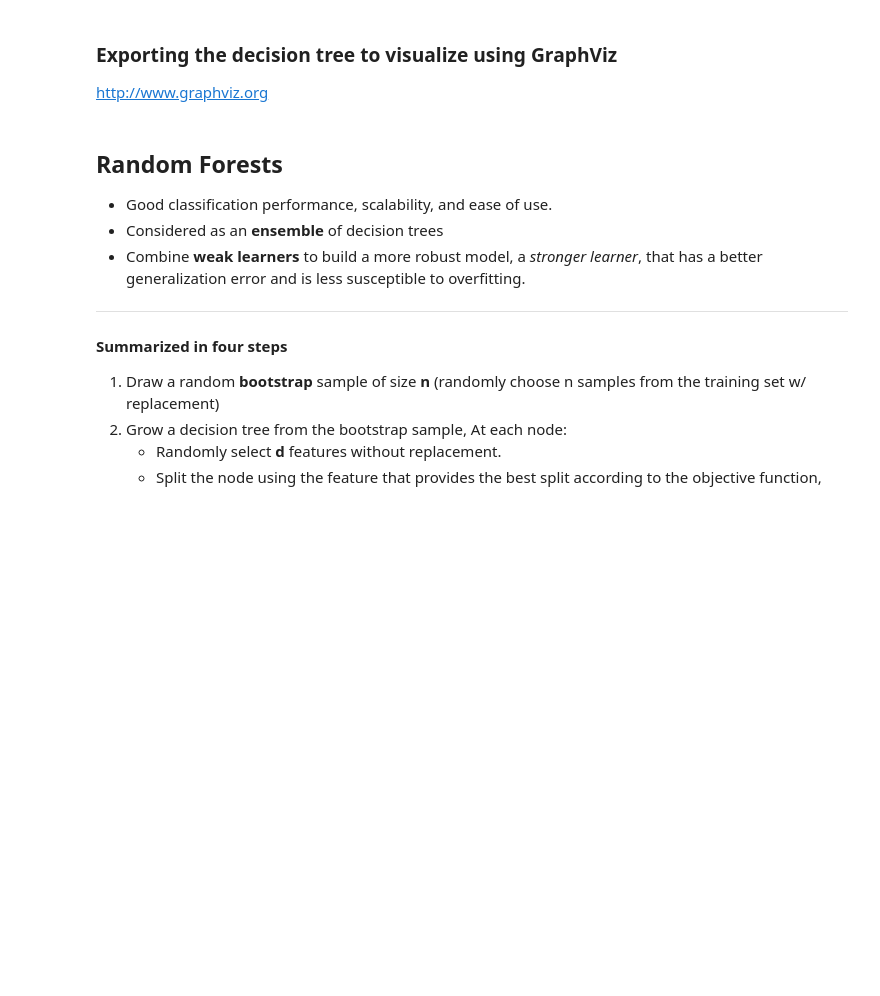
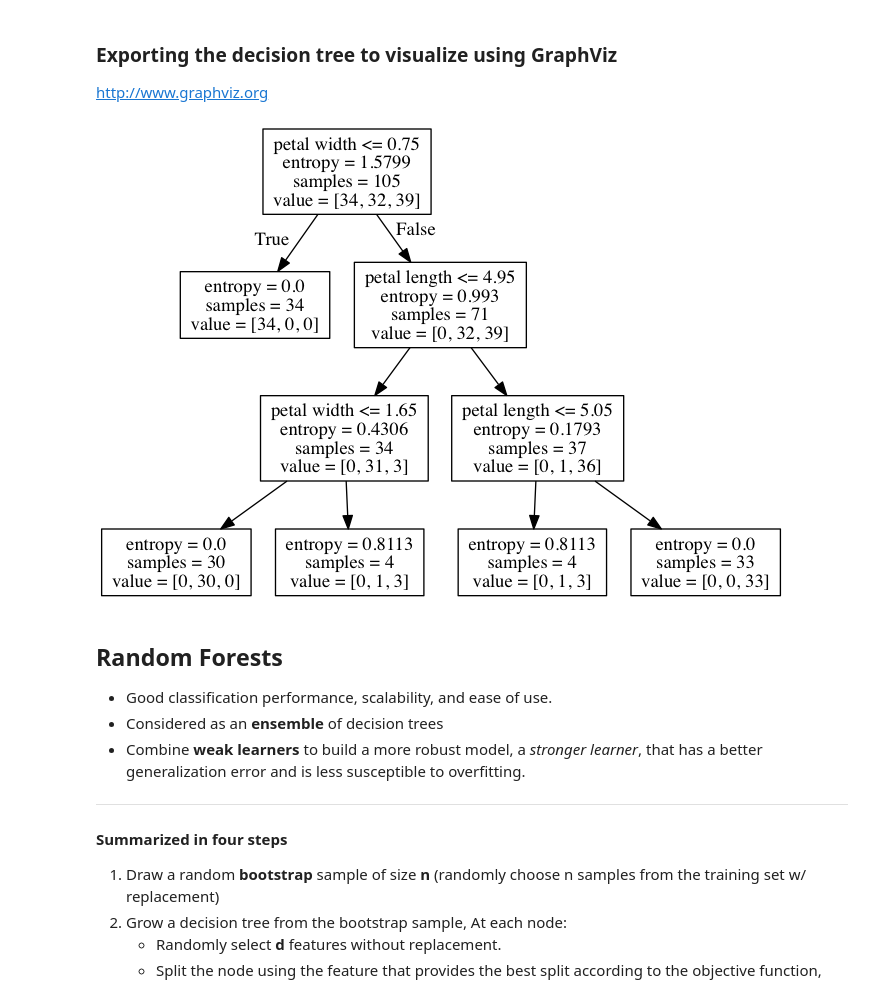
Before and after one commit to jaysonfrancis/machinelearning, a Jupyter notebook: src/decisiontree.ipynb, the cells around one changed output. Drawn from its saved outputs; the diff is of its cells as text; code cells hidden in the pictures; blank space fills up the shorter version.

Commit message:
Added decisiontree png using graphfiz

```diff
--- a/src/decisiontree.ipynb
+++ b/src/decisiontree.ipynb
@@ -138,5 +138,10 @@ plt.show()
 http://www.graphviz.org
 # %%
 from sklearn.tree import export_graphviz
+from IPython.display import Image
 
 export_graphviz(tree, out_file='tree.dot', feature_names=['petal length', 'petal width'])
+
+Image(filename='decisiontree.png')
+# %% [output]
+[figure, added]
```
Also changed, not shown: parts of 1 cell of this notebook, 3 other files.
